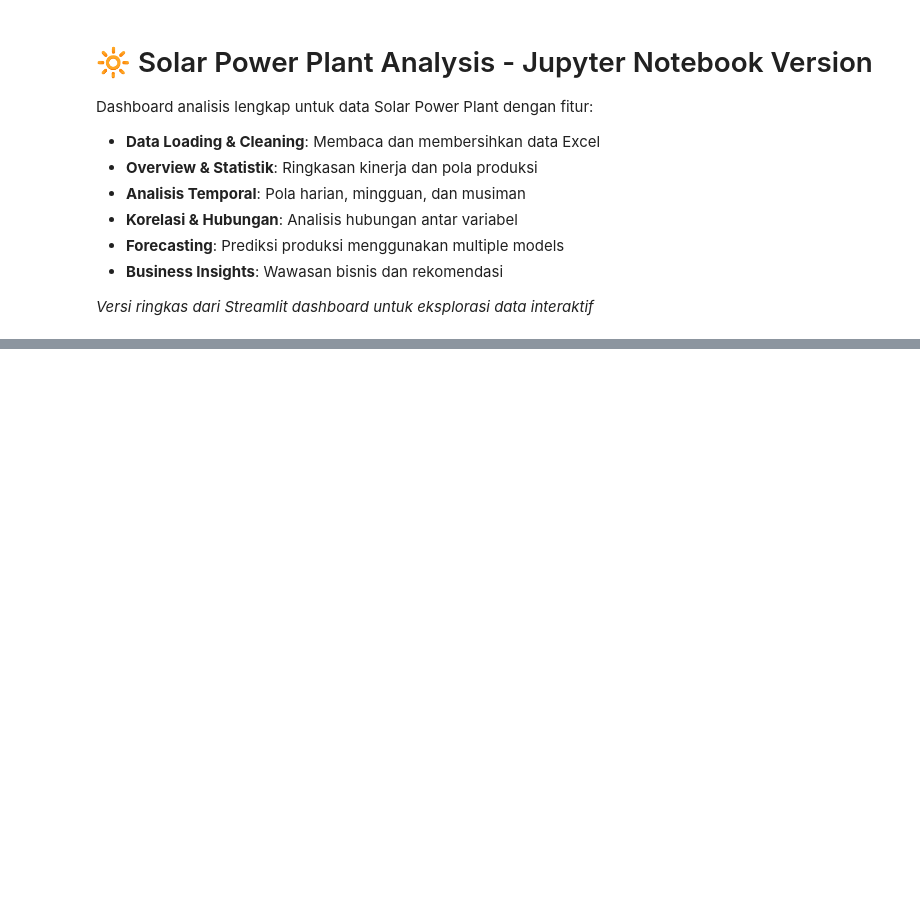
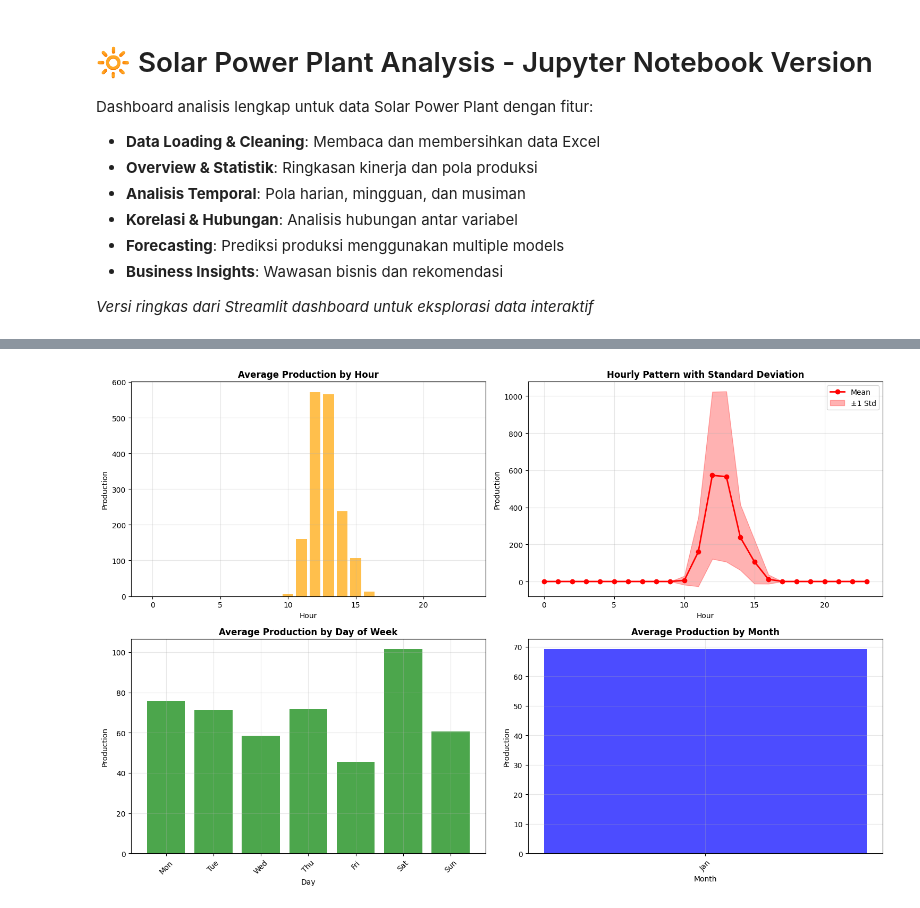
Before and after one commit to muhgalihhh/solarpowerplantdashboard, a Jupyter notebook: solar_power_plant_analysis.ipynb, the cells around one changed output, grey strips where cells are left out. Cells and saved outputs as stored; diff of their text form; code cells hidden in the pictures; blank space fills up the shorter version.

```diff
--- a/solar_power_plant_analysis.ipynb
+++ b/solar_power_plant_analysis.ipynb
@@ -197,9 +140,0 @@ data = load_data()
-# %%
-# Load data using our function
-data = load_data()
-
-if data is not None:
-    print(f"✅ Data loaded successfully!")
-    print(f"📊 Columns: {list(data.columns)}")
-else:
-    print("❌ Failed to load data - check if new.xlsx file exists")
@@ -837,0 +331,74 @@ print('Tersimpan:', excel_name)
+# %%
+# Analisis pola harian
+if 'system_production' in df.columns:
+    # Pola harian rata-rata
+    hourly_pattern = df.groupby('hour')['system_production'].agg(['mean', 'max', 'std']).round(2)
+
+    print("📈 HOURLY PRODUCTION PATTERN")
+    print("="*40)
+    print(hourly_pattern)
+    print()
+
+    # Visualisasi pola harian
+    fig, axes = plt.subplots(2, 2, figsize=(15, 10))
+
+    # 1. Rata-rata produksi per jam
+    axes[0,0].bar(hourly_pattern.index, hourly_pattern['mean'],
+                  color='orange', alpha=0.7)
+    axes[0,0].set_title('Average Production by Hour', fontweight='bold')
+    axes[0,0].set_xlabel('Hour')
+    axes[0,0].set_ylabel('Production')
+    axes[0,0].grid(True, alpha=0.3)
+
+    # 2. Pola harian dengan standar deviasi
+    axes[0,1].plot(hourly_pattern.index, hourly_pattern['mean'],
+                   'o-', color='red', linewidth=2, label='Mean')
+    axes[0,1].fill_between(hourly_pattern.index,
+                          hourly_pattern['mean'] - hourly_pattern['std'],
+                          hourly_pattern['mean'] + hourly_pattern['std'],
+                          alpha=0.3, color='red', label='±1 Std')
+    axes[0,1].set_title('Hourly Pattern with Standard Deviation', fontweight='bold')
+    axes[0,1].set_xlabel('Hour')
+    axes[0,1].set_ylabel('Production')
+    axes[0,1].legend()
+    axes[0,1].grid(True, alpha=0.3)
+
+    # 3. Pola mingguan
+    weekly_pattern = df.groupby('day_of_week')['system_production'].mean()
+    day_names = ['Mon', 'Tue', 'Wed', 'Thu', 'Fri', 'Sat', 'Sun']
+    axes[1,0].bar(day_names, weekly_pattern.values, color='green', alpha=0.7)
+    axes[1,0].set_title('Average Production by Day of Week', fontweight='bold')
+    axes[1,0].set_xlabel('Day')
+    axes[1,0].set_ylabel('Production')
+    axes[1,0].tick_params(axis='x', rotation=45)
+    axes[1,0].grid(True, alpha=0.3)
+
+    # 4. Pola bulanan
+    monthly_pattern = df.groupby('month')['system_production'].mean()
+    month_names = ['Jan', 'Feb', 'Mar', 'Apr', 'May', 'Jun',
+                   'Jul', 'Aug', 'Sep', 'Oct', 'Nov', 'Dec']
+    available_months = monthly_pattern.index
+    axes[1,1].bar([month_names[m-1] for m in available_months],
+                  monthly_pattern.values, color='blue', alpha=0.7)
+    axes[1,1].set_title('Average Production by Month', fontweight='bold')
+    axes[1,1].set_xlabel('Month')
+    axes[1,1].set_ylabel('Production')
+    axes[1,1].tick_params(axis='x', rotation=45)
+    axes[1,1].grid(True, alpha=0.3)
+
+    plt.tight_layout()
+    plt.show()
+
+    # Key insights
+    peak_hour = hourly_pattern['mean'].idxmax()
+    peak_production = hourly_pattern['mean'].max()
+
+    print("🔍 KEY INSIGHTS:")
+    print(f"• Peak production hour: {peak_hour}:00 with {peak_production:.2f} average production")
+    print(f"• Production starts around: {hourly_pattern[hourly_pattern['mean'] > 0].index.min()}:00")
+    print(f"• Production stops around: {hourly_pattern[hourly_pattern['mean'] > 0].index.max()}:00")
+    print(f"• Most consistent hour (lowest std): {hourly_pattern['std'].idxmin()}:00")
+    print(f"• Most variable hour (highest std): {hourly_pattern['std'].idxmax()}:00")
+else:
+    print("⚠️ system_production column not found")
+# %% [output]
@@ -837,0 +422 @@ print('Tersimpan:', excel_name)
+[figure, added]
```
Also changed, not shown: parts of 47 cells of this notebook, 3 other files.
